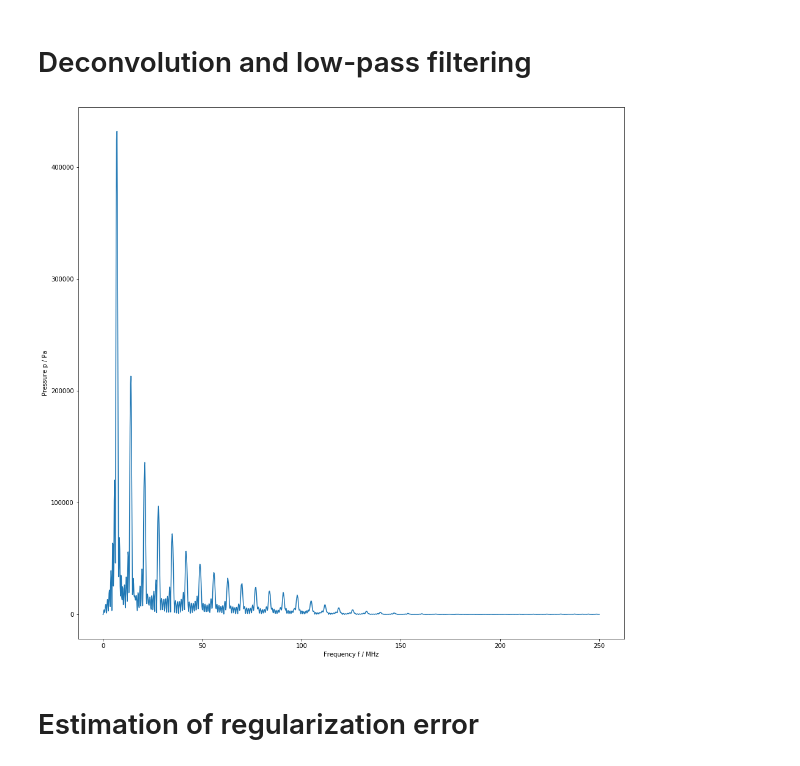
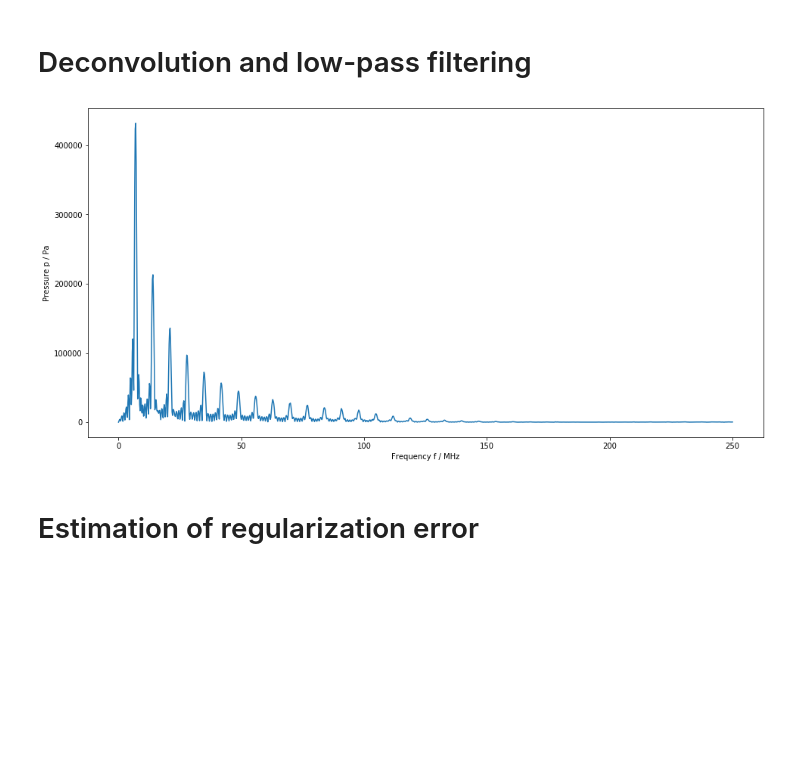
Before and after one commit to PTB-PSt1/PyDynamic_tutorials, a Jupyter notebook: PyDynamic_tutorials/deconvolution/06 Regularized deconvolution.ipynb, the cells around one changed output. Cells and saved outputs as stored; diff of their text form; code cells hidden in the pictures; blank space fills up the shorter version.

```diff
--- a/PyDynamic_tutorials/deconvolution/06 Regularized deconvolution.ipynb
+++ b/PyDynamic_tutorials/deconvolution/06 Regularized deconvolution.ipynb
@@ -94,12 +94,12 @@ deconv["P"], deconv["U_P"] = DFT_multiply(deconv["P"], Hl_RI, deconv["U_P"])
 # %%
 f = measurement_data["frequency"]
 N = len(f)//2
-figure(figsize=(16,16))
+figure(figsize=(16,8))
 plot(f[:N]/1e6, amplitude(deconv["P"]))
 xlabel("Frequency f / MHz")
 ylabel("Pressure p / Pa");
 # %% [output]
-[figure, old version]
+[figure, new version]
 # %% [markdown]
 # Estimation of regularization error
 # %%
```
Also changed, not shown: parts of 5 cells of this notebook, 3 other files.
